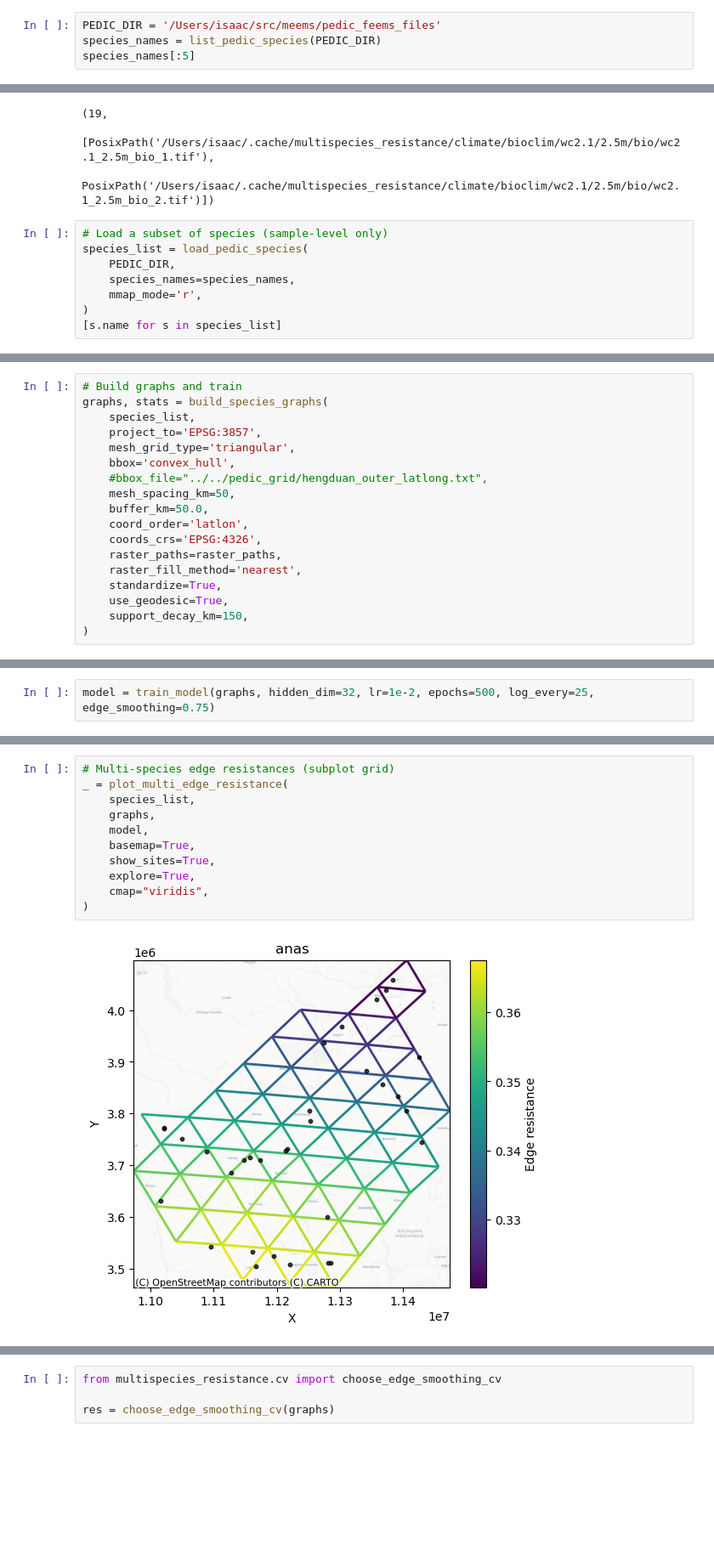
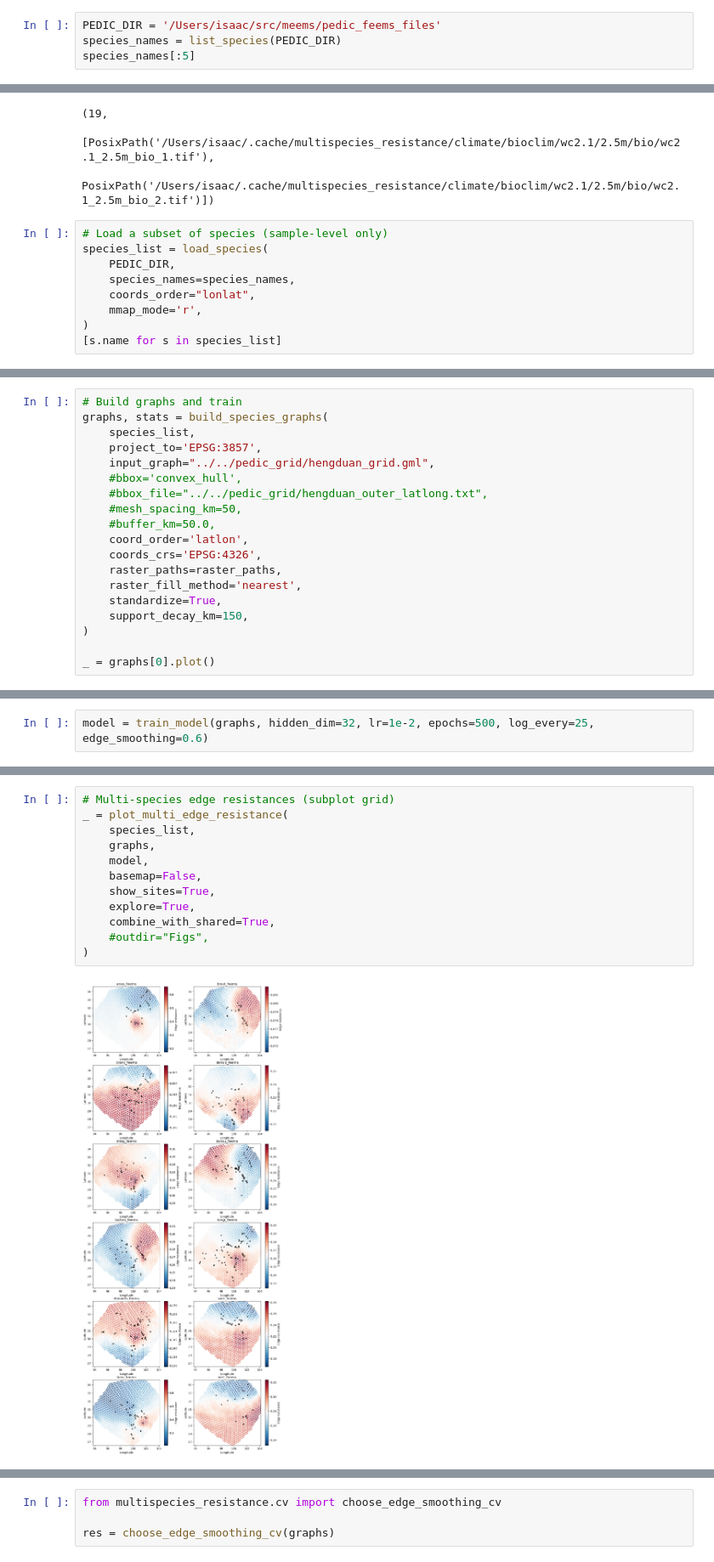
Before and after one commit to isaacovercast/meadow, a Jupyter notebook: notebooks/pedic_example.ipynb, the cells around one changed output, grey strips where cells are left out. Shown at 85% size. Drawn from its saved outputs; the diff is of its cells as text; blank space fills up the shorter version.

```diff
--- a/notebooks/pedic_example.ipynb
+++ b/notebooks/pedic_example.ipynb
@@ -29,5 +32,5 @@ torch.set_default_dtype(torch.float64)
 # %%
 PEDIC_DIR = '/Users/isaac/src/meems/pedic_feems_files'
-species_names = list_pedic_species(PEDIC_DIR)
+species_names = list_species(PEDIC_DIR)
 species_names[:5]
 # %% [output]
@@ -47,9 +50,10 @@ len(raster_paths), raster_paths[:2]
   PosixPath('/Users/isaac/.cache/multispecies_resistance/climate/bioclim/wc2.1/2.5m/bio/wc2.1_2.5m_bio_2.tif')])
 # %%
 # Load a subset of species (sample-level only)
-species_list = load_pedic_species(
+species_list = load_species(
     PEDIC_DIR,
     species_names=species_names,
+    coords_order="lonlat",
     mmap_mode='r',
 )
 [s.name for s in species_list]
@@ -71,16 +75,17 @@ species_list = load_pedic_species(
 graphs, stats = build_species_graphs(
     species_list,
     project_to='EPSG:3857',
-    mesh_grid_type='triangular',
-    bbox='convex_hull',
+    input_graph="../../pedic_grid/hengduan_grid.gml",
+    #bbox='convex_hull',
     #bbox_file="../../pedic_grid/hengduan_outer_latlong.txt",
-    mesh_spacing_km=50,
-    buffer_km=50.0,
+    #mesh_spacing_km=50,
+    #buffer_km=50.0,
     coord_order='latlon',
     coords_crs='EPSG:4326',
     raster_paths=raster_paths,
     raster_fill_method='nearest',
     standardize=True,
-    use_geodesic=True,
     support_decay_km=150,
 )
+
+_ = graphs[0].plot()
@@ -87,3 +94,3 @@ graphs, stats = build_species_graphs(
 # %%
-model = train_model(graphs, hidden_dim=32, lr=1e-2, epochs=500, log_every=25, edge_smoothing=0.75)
+model = train_model(graphs, hidden_dim=32, lr=1e-2, epochs=500, log_every=25, edge_smoothing=0.6)
 # %% [output]
@@ -111,13 +107,14 @@ ax, gdf = graphs[spidx].plot(
 # %%
 # Multi-species edge resistances (subplot grid)
 _ = plot_multi_edge_resistance(
     species_list,
     graphs,
     model,
-    basemap=True,
+    basemap=False,
     show_sites=True,
     explore=True,
-    cmap="viridis",
+    combine_with_shared=True,
+    #outdir="Figs",
 )
 # %% [output]
-[figure, old version]
+[figure, new version]
```
Also changed, not shown: parts of 8 cells of this notebook, 2 other files.
